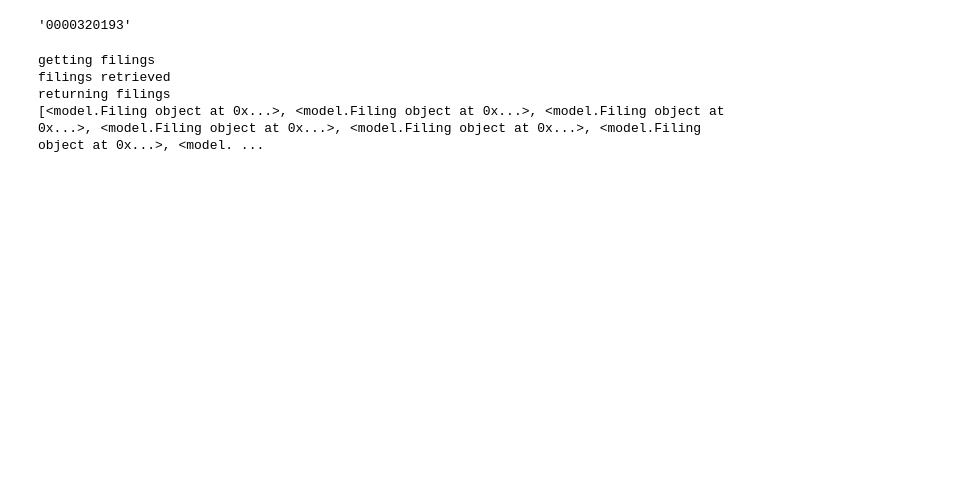
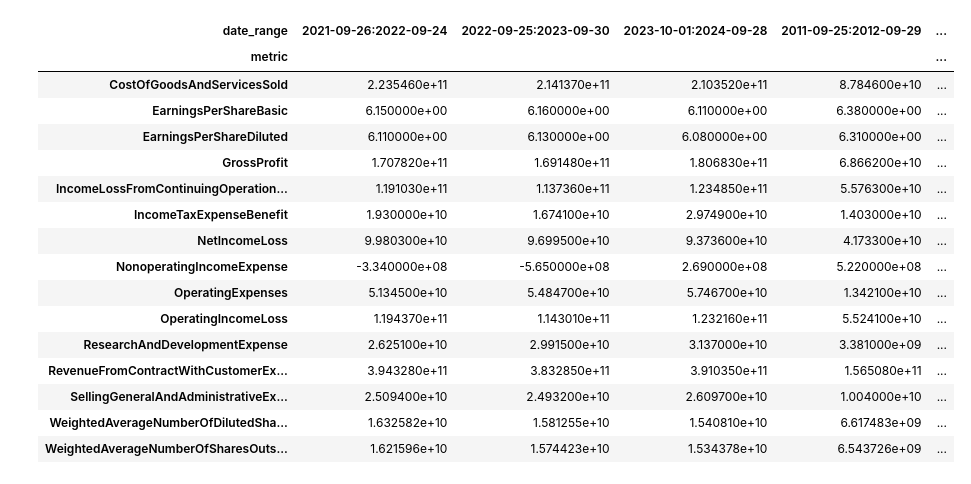
Before and after one commit to LimitedInfo/EquityAlchemy, a Jupyter notebook: domainModeling.ipynb, the cells around one changed output. Drawn from its saved outputs; the diff is of its cells as text; code cells hidden in the pictures; blank space fills up the shorter version.

```diff
--- a/domainModeling.ipynb
+++ b/domainModeling.ipynb
@@ -11,0 +12,2 @@ importlib.reload(model)
+# %%
+res = service.get_consolidated_financials("AAPL", repository.SECFilingRepository(), llm_repository=repository.LLMRepository(), form_type='10-K')
@@ -12 +32,21 @@ importlib.reload(model)
+# %%
+res
+# %% [output]
+| date_range | 2021-09-26:2022-09-24 | 2022-09-25:2023-09-30 | 2023-10-01:2024-09-28 | 2011-09-25:2012-09-29 | ... |
+| metric |  |  |  |  | ... |
+| CostOfGoodsAndServicesSold | 2.235460e+11 | 2.141370e+11 | 2.103520e+11 | 8.784600e+10 | ... |
+| EarningsPerShareBasic | 6.150000e+00 | 6.160000e+00 | 6.110000e+00 | 6.380000e+00 | ... |
+| EarningsPerShareDiluted | 6.110000e+00 | 6.130000e+00 | 6.080000e+00 | 6.310000e+00 | ... |
+| GrossProfit | 1.707820e+11 | 1.691480e+11 | 1.806830e+11 | 6.866200e+10 | ... |
+| IncomeLossFromContinuingOperation... | 1.191030e+11 | 1.137360e+11 | 1.234850e+11 | 5.576300e+10 | ... |
+| IncomeTaxExpenseBenefit | 1.930000e+10 | 1.674100e+10 | 2.974900e+10 | 1.403000e+10 | ... |
+| NetIncomeLoss | 9.980300e+10 | 9.699500e+10 | 9.373600e+10 | 4.173300e+10 | ... |
+| NonoperatingIncomeExpense | -3.340000e+08 | -5.650000e+08 | 2.690000e+08 | 5.220000e+08 | ... |
+| OperatingExpenses | 5.134500e+10 | 5.484700e+10 | 5.746700e+10 | 1.342100e+10 | ... |
+| OperatingIncomeLoss | 1.194370e+11 | 1.143010e+11 | 1.232160e+11 | 5.524100e+10 | ... |
+| ResearchAndDevelopmentExpense | 2.625100e+10 | 2.991500e+10 | 3.137000e+10 | 3.381000e+09 | ... |
+| RevenueFromContractWithCustomerEx... | 3.943280e+11 | 3.832850e+11 | 3.910350e+11 | 1.565080e+11 | ... |
+| SellingGeneralAndAdministrativeEx... | 2.509400e+10 | 2.493200e+10 | 2.609700e+10 | 1.004000e+10 | ... |
+| WeightedAverageNumberOfDilutedSha... | 1.632582e+10 | 1.581255e+10 | 1.540810e+10 | 6.617483e+09 | ... |
+| WeightedAverageNumberOfSharesOuts... | 1.621596e+10 | 1.574423e+10 | 1.534378e+10 | 6.543726e+09 | ... |
 # %%
@@ -14,11 +53,0 @@ aapl = model.Company("Apple", "AAPL", model.SECFilingRepository())
-# %%
-aapl.cik
-# %% [output]
-'0000320193'
-# %%
-print(aapl.filings)
-# %% [output]
-getting filings
-filings retrieved
-returning filings
-[<model.Filing object at 0x...>, <model.Filing object at 0x...>, <model.Filing object at 0x...>, <model.Filing object at 0x...>, <model.Filing object at 0x...>, <model.Filing object at 0x...>, <model. ...
```
Also changed, not shown: parts of 18 cells of this notebook, 8 other files.
